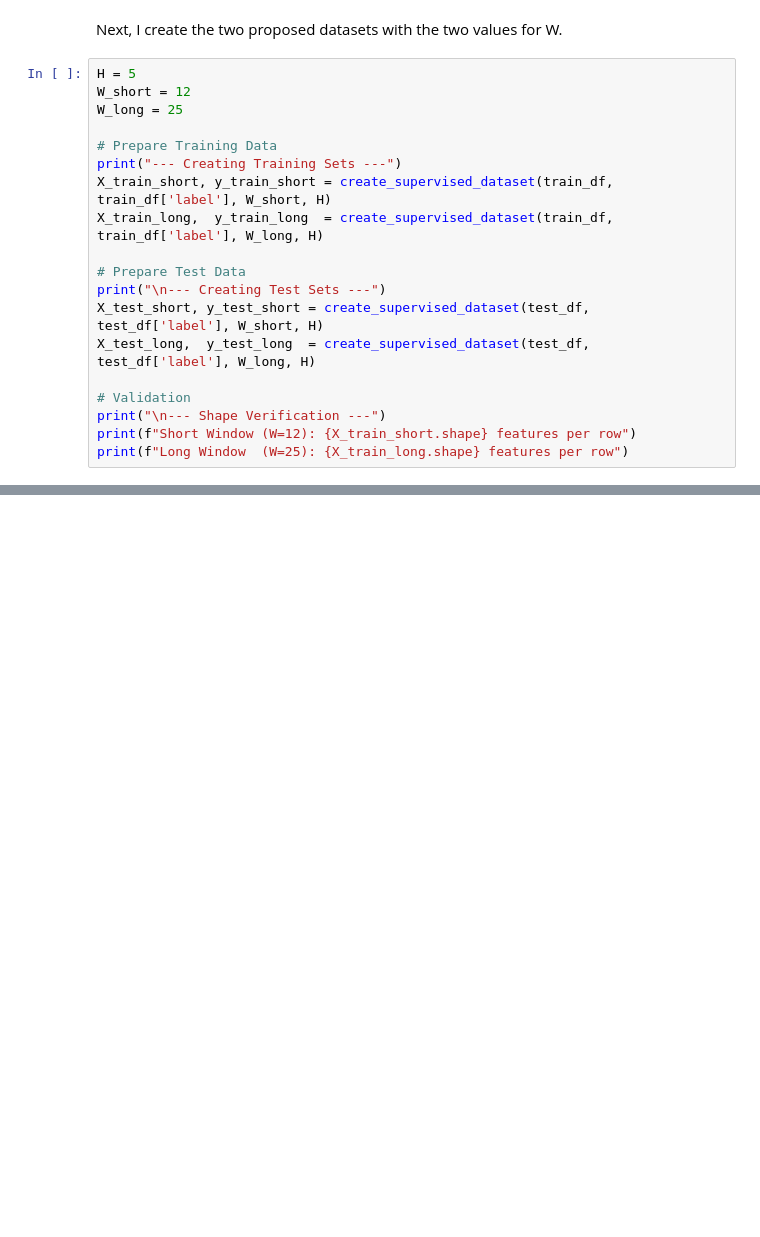
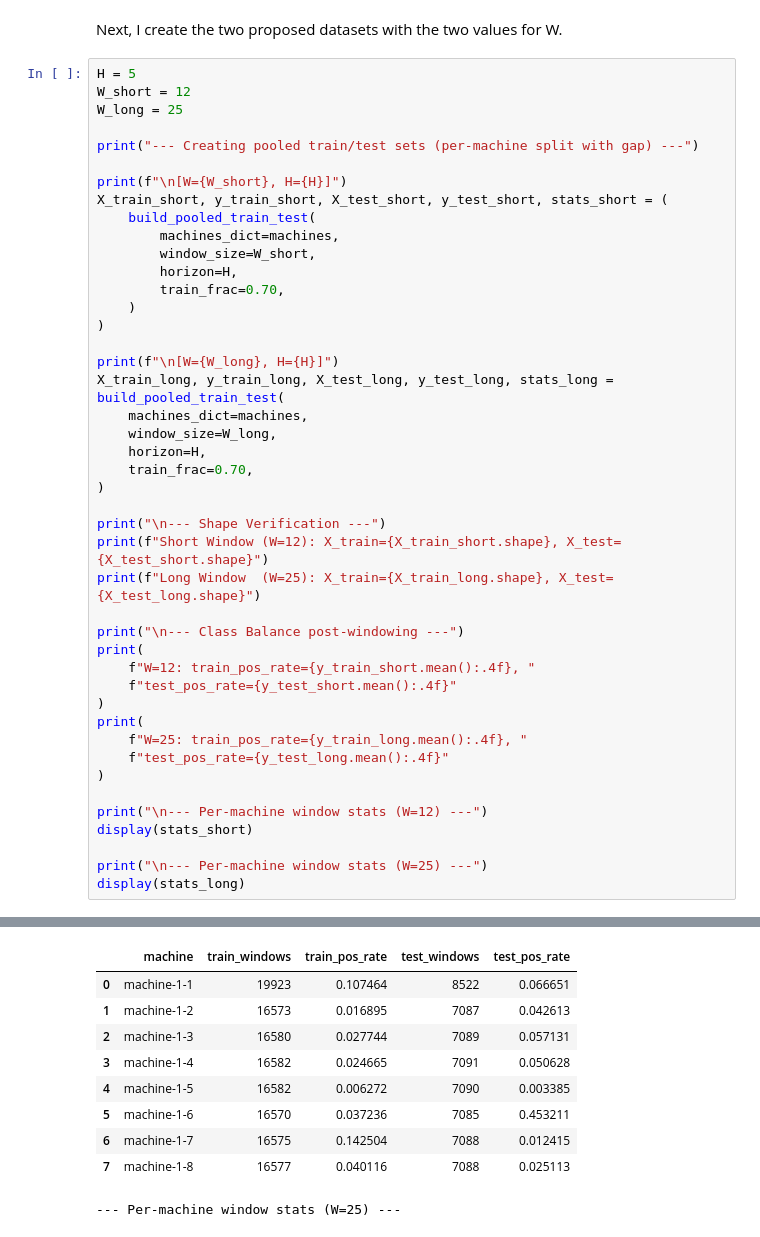
Before and after one commit to brenky7/cloud_metrics_predictions, a Jupyter notebook: notebooks/model_training.ipynb, the cells around one changed output, grey strips where cells are left out. Drawn from its saved outputs; the diff is of its cells as text; blank space fills up the shorter version.

```diff
--- a/notebooks/model_training.ipynb
+++ b/notebooks/model_training.ipynb
@@ -89,18 +197,43 @@ H = 5
 W_short = 12
 W_long = 25
 
-# Prepare Training Data
-print("--- Creating Training Sets ---")
-X_train_short, y_train_short = create_supervised_dataset(train_df, train_df['label'], W_short, H)
-X_train_long,  y_train_long  = create_supervised_dataset(train_df, train_df['label'], W_long, H)
+print("--- Creating pooled train/test sets (per-machine split with gap) ---")
 
-# Prepare Test Data
-print("\n--- Creating Test Sets ---")
-X_test_short, y_test_short = create_supervised_dataset(test_df, test_df['label'], W_short, H)
-X_test_long,  y_test_long  = create_supervised_dataset(test_df, test_df['label'], W_long, H)
+print(f"\n[W={W_short}, H={H}]")
+X_train_short, y_train_short, X_test_short, y_test_short, stats_short = (
+    build_pooled_train_test(
+        machines_dict=machines,
+        window_size=W_short,
+        horizon=H,
+        train_frac=0.70,
+    )
+)
 
-# Validation
+print(f"\n[W={W_long}, H={H}]")
+X_train_long, y_train_long, X_test_long, y_test_long, stats_long = build_pooled_train_test(
+    machines_dict=machines,
+    window_size=W_long,
+    horizon=H,
+    train_frac=0.70,
+)
+
 print("\n--- Shape Verification ---")
-print(f"Short Window (W=12): {X_train_short.shape} features per row")
-print(f"Long Window  (W=25): {X_train_long.shape} features per row")
+print(f"Short Window (W=12): X_train={X_train_short.shape}, X_test={X_test_short.shape}")
+print(f"Long Window  (W=25): X_train={X_train_long.shape}, X_test={X_test_long.shape}")
+
+print("\n--- Class Balance post-windowing ---")
+print(
+    f"W=12: train_pos_rate={y_train_short.mean():.4f}, "
+    f"test_pos_rate={y_test_short.mean():.4f}"
+)
+print(
+    f"W=25: train_pos_rate={y_train_long.mean():.4f}, "
+    f"test_pos_rate={y_test_long.mean():.4f}"
+)
+
+print("\n--- Per-machine window stats (W=12) ---")
+display(stats_short)
+
+print("\n--- Per-machine window stats (W=25) ---")
+display(stats_long)
 # %% [output]
@@ -117,0 +255,10 @@ Long Window  (W=25): (19905, 124) features per row
+|  | machine | train_windows | train_pos_rate | test_windows | test_pos_rate |
+| 0 | machine-1-1 | 19923 | 0.107464 | 8522 | 0.066651 |
+| 1 | machine-1-2 | 16573 | 0.016895 | 7087 | 0.042613 |
+| 2 | machine-1-3 | 16580 | 0.027744 | 7089 | 0.057131 |
+| 3 | machine-1-4 | 16582 | 0.024665 | 7091 | 0.050628 |
+| 4 | machine-1-5 | 16582 | 0.006272 | 7090 | 0.003385 |
+| 5 | machine-1-6 | 16570 | 0.037236 | 7085 | 0.453211 |
+| 6 | machine-1-7 | 16575 | 0.142504 | 7088 | 0.012415 |
+| 7 | machine-1-8 | 16577 | 0.040116 | 7088 | 0.025113 |
+--- Per-machine window stats (W=25) ---
```
Also changed, not shown: parts of 28 cells of this notebook, 13 other files.
